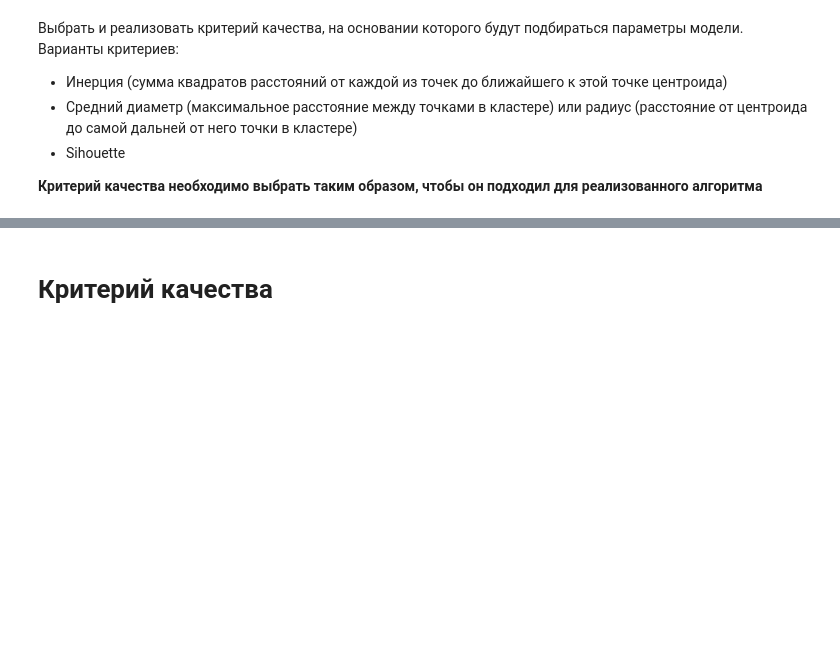
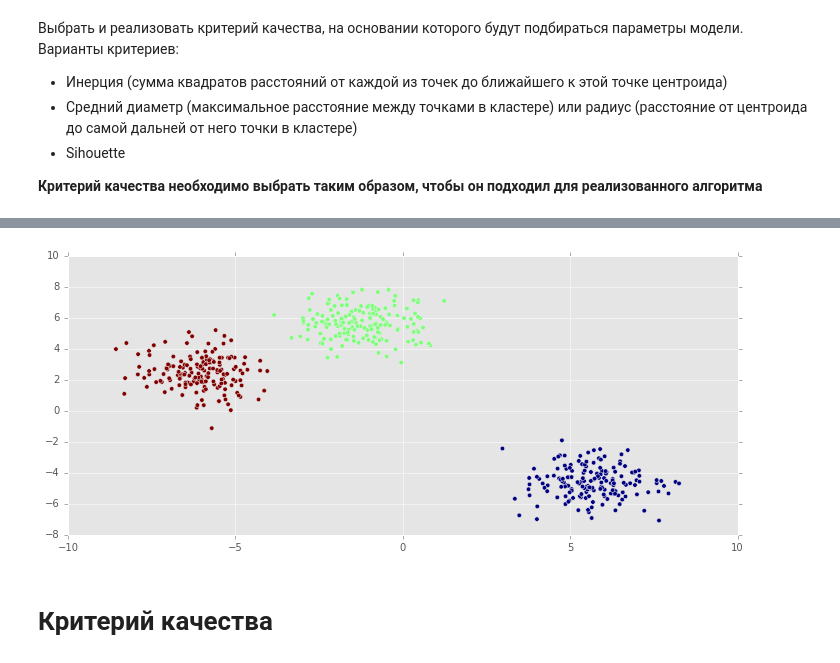
Before and after one commit to dokshina/dm_homework, a Jupyter notebook: dokshina_hw2.ipynb, the cells around one changed output, grey strips where cells are left out. Cells and saved outputs as stored; diff of their text form; code cells hidden in the pictures; blank space fills up the shorter version.

```diff
--- a/dokshina_hw2.ipynb
+++ b/dokshina_hw2.ipynb
@@ -270,3 +243,13 @@ Wall time: 1min
+# %%
+Z = linkage(X, method='single')
+lbl = fcluster(Z, 3, criterion='maxclust')
+
+
+plt.figure(figsize=(12, 5))
+plt.scatter(X[:,0], X[:, 1], c=lbl)
+plt.show()
+# %% [output]
+[figure, added]
 # %% [markdown]
 # Критерий качества
 # %%
```
Also changed, not shown: parts of 10 cells of this notebook.
